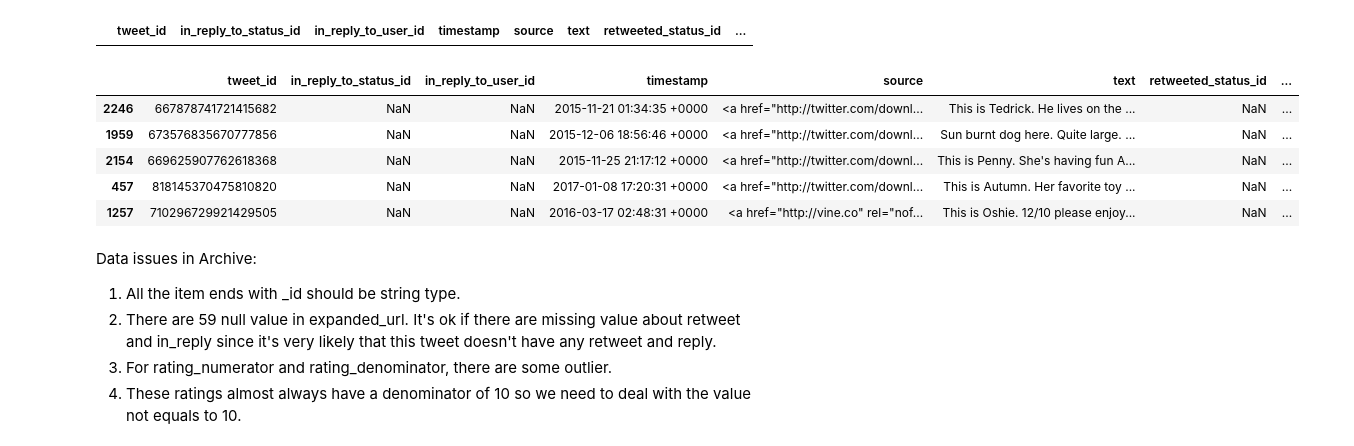
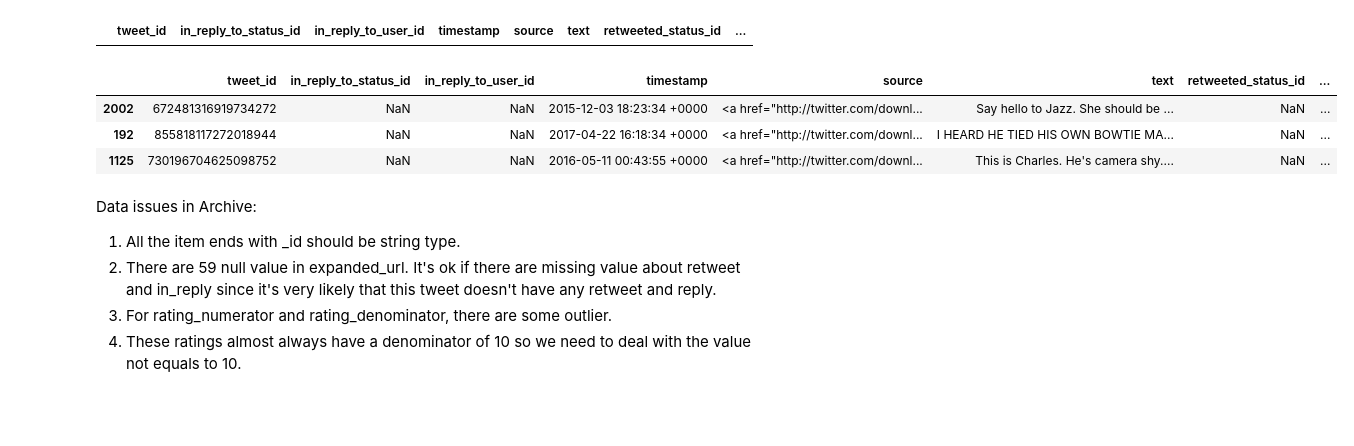
Before and after one commit to amanda1210/Twitter_dogimange_analysis, a Jupyter notebook: tweet_analysis.ipynb, the cells around one changed output. Cells and saved outputs as stored; diff of their text form; code cells hidden in the pictures; blank space fills up the shorter version.

```diff
--- a/tweet_analysis.ipynb
+++ b/tweet_analysis.ipynb
@@ -136,14 +136,12 @@ archive[archive.duplicated()]
 # %% [output]
 |  | tweet_id | in_reply_to_status_id | in_reply_to_user_id | timestamp | source | text | retweeted_status_id | ... |
 # %%
-archive.sample(5)
+archive.sample(3)
 # %% [output]
 |  | tweet_id | in_reply_to_status_id | in_reply_to_user_id | timestamp | source | text | retweeted_status_id | ... |
-| 2246 | 667878741721415682 | NaN | NaN | 2015-11-21 01:34:35 +0000 | <a href="http://twitter.com/downl... | This is Tedrick. He lives on the ... | NaN | ... |
-| 1959 | 673576835670777856 | NaN | NaN | 2015-12-06 18:56:46 +0000 | <a href="http://twitter.com/downl... | Sun burnt dog here. Quite large. ... | NaN | ... |
-| 2154 | 669625907762618368 | NaN | NaN | 2015-11-25 21:17:12 +0000 | <a href="http://twitter.com/downl... | This is Penny. She's having fun A... | NaN | ... |
-| 457 | 818145370475810820 | NaN | NaN | 2017-01-08 17:20:31 +0000 | <a href="http://twitter.com/downl... | This is Autumn. Her favorite toy ... | NaN | ... |
-| 1257 | 710296729921429505 | NaN | NaN | 2016-03-17 02:48:31 +0000 | <a href="http://vine.co" rel="nof... | This is Oshie. 12/10 please enjoy... | NaN | ... |
+| 2002 | 672481316919734272 | NaN | NaN | 2015-12-03 18:23:34 +0000 | <a href="http://twitter.com/downl... | Say hello to Jazz. She should be ... | NaN | ... |
+| 192 | 855818117272018944 | NaN | NaN | 2017-04-22 16:18:34 +0000 | <a href="http://twitter.com/downl... | I HEARD HE TIED HIS OWN BOWTIE MA... | NaN | ... |
+| 1125 | 730196704625098752 | NaN | NaN | 2016-05-11 00:43:55 +0000 | <a href="http://twitter.com/downl... | This is Charles. He's camera shy.... | NaN | ... |
 # %% [markdown]
 Data issues in Archive:
 1. All the item ends with _id should be string type.
```
Also changed, not shown: parts of 19 cells of this notebook, 1 other file.
